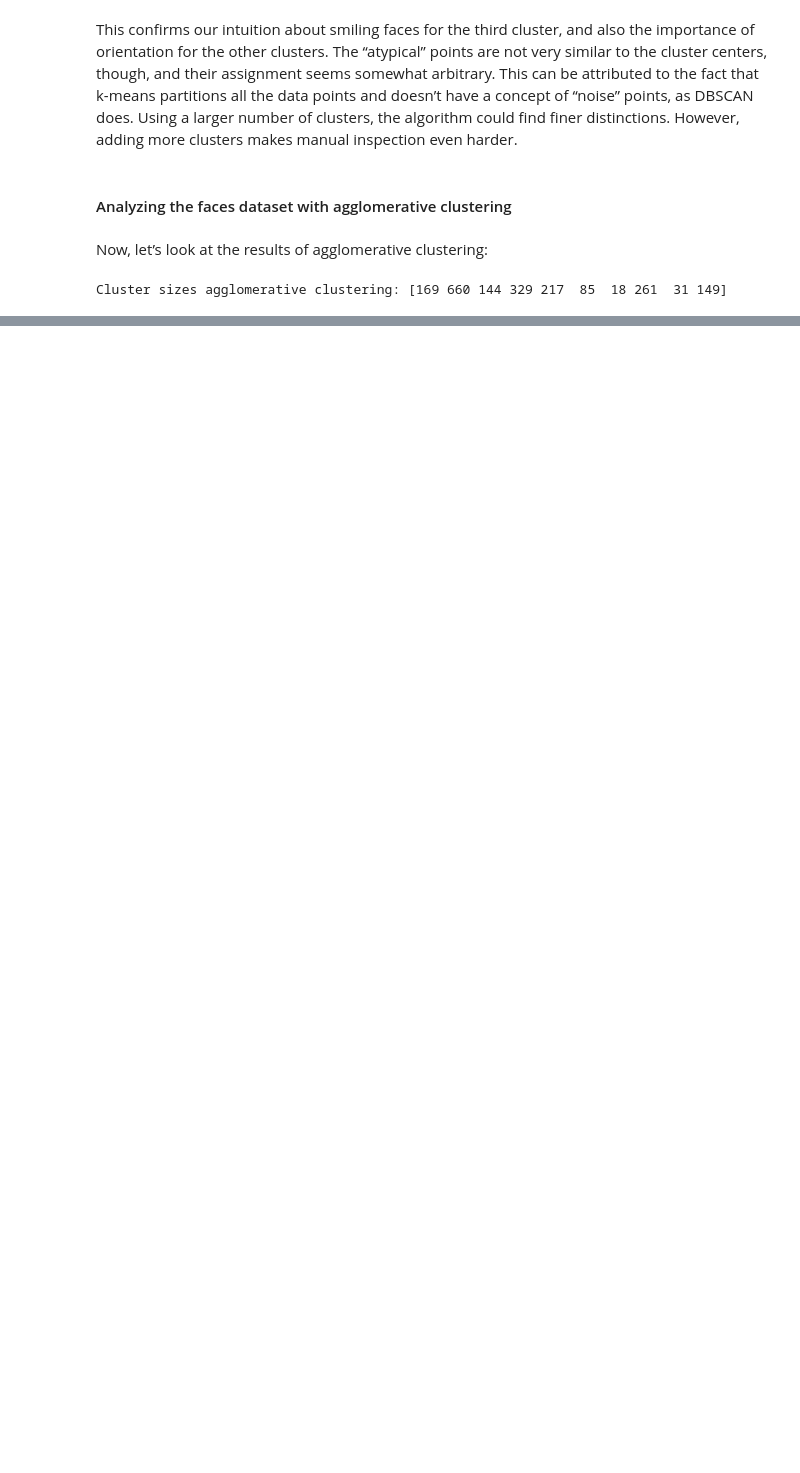
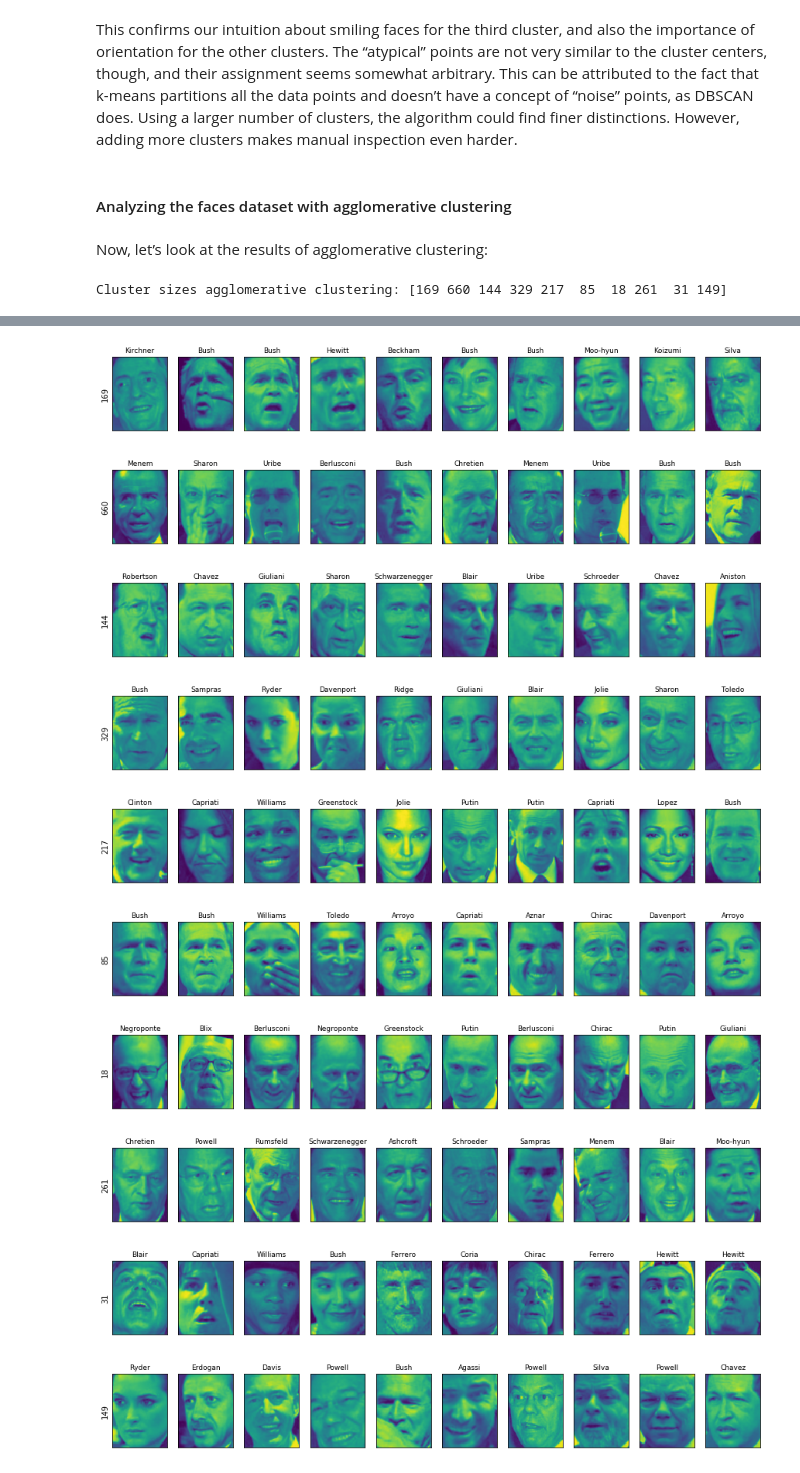
Before and after one commit to carlhinderer/python-ml-intro, a Jupyter notebook: notebooks/03_unsupervised_learning/i_comparing_cluster_algorithms.ipynb, the cells around one changed output, grey strips where cells are left out. Cells and saved outputs as stored; diff of their text form; code cells hidden in the pictures; blank space fills up the shorter version.

```diff
--- a/notebooks/03_unsupervised_learning/i_comparing_cluster_algorithms.ipynb
+++ b/notebooks/03_unsupervised_learning/i_comparing_cluster_algorithms.ipynb
@@ -325,0 +356,22 @@ Cluster sizes agglomerative clustering: [169 660 144 329 217  85  18 261  31 149
+# %%
+n_clusters = 10
+for cluster in range(n_clusters):
+    mask = labels_agg == cluster
+    fig, axes = plt.subplots(1, 10, subplot_kw={'xticks': (), 'yticks': ()},
+                             figsize=(15, 8))
+    axes[0].set_ylabel(np.sum(mask))
+    for image, label, asdf, ax in zip(X_people[mask], y_people[mask],
+                                      labels_agg[mask], axes):
+        ax.imshow(image.reshape(image_shape), vmin=0, vmax=1)
+        ax.set_title(people.target_names[label].split()[-1], fontdict={'fontsize': 9})
+# %% [output]
+[figure, added]
+[figure, added]
+[figure, added]
+[figure, added]
+[figure, added]
+[figure, added]
+[figure, added]
+[figure, added]
+[figure, added]
+[figure, added]
```
Also changed, not shown: parts of 9 cells of this notebook.
